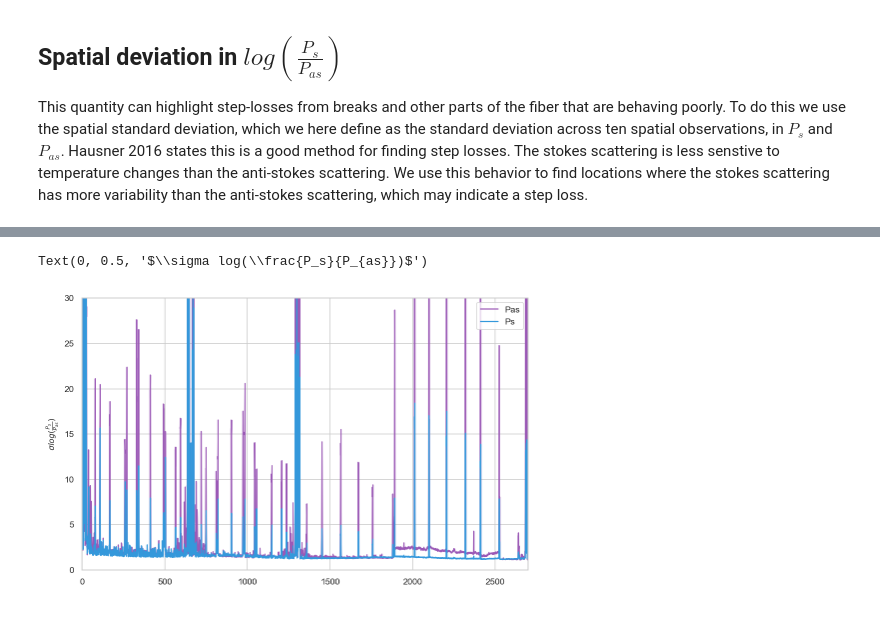
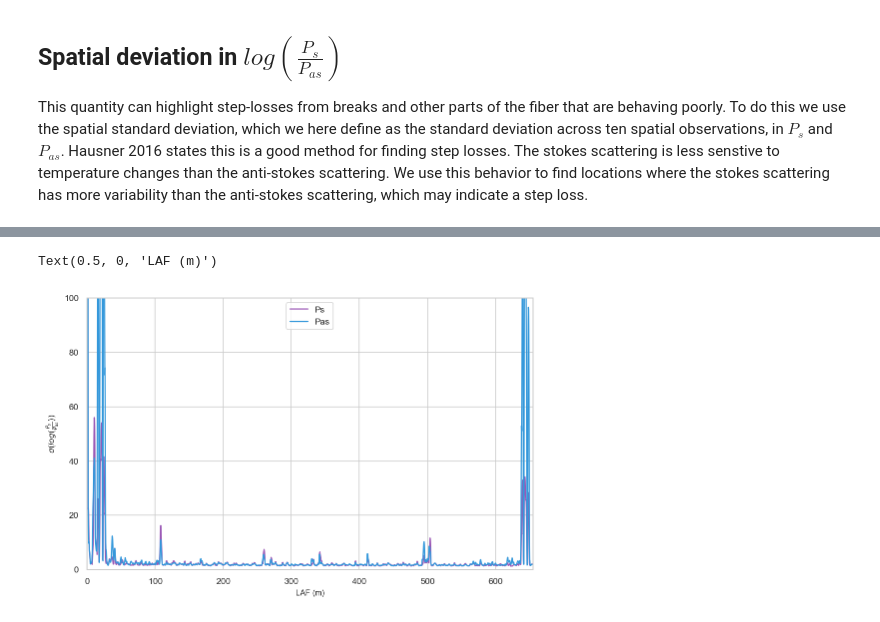
Before and after one commit to klapo/pyfocs, a Jupyter notebook: example/pyfox_example_data.ipynb, the cells around one changed output, grey strips where cells are left out. Drawn from its saved outputs; the diff is of its cells as text; code cells hidden in the pictures.

```diff
--- a/example/pyfox_example_data.ipynb
+++ b/example/pyfox_example_data.ipynb
@@ -573,11 +266,10 @@ fig.tight_layout()
 
 This quantity can highlight step-losses from breaks and other parts of the fiber that are behaving poorly. To do this we use the spatial standard deviation, which we here define as the standard deviation across ten spatial observations, in $P_s$ and $P_{as}$. Hausner 2016 states this is a good method for finding step losses. The stokes scattering is less senstive to temperature changes than the anti-stokes scattering. We use this behavior to find locations where the stokes scattering has more variability than the anti-stokes scattering, which may indicate a step loss.
 # %%
-import warnings
-warnings.filterwarnings("ignore")
+rolling_Ps = smpl_data['Ps'].rolling(LAF=10, center=True).std()
+rolling_Pas = smpl_data['Pas'].rolling(LAF=10, center=True).std()
 
-rolling_Ps = dsraw['Ps'].rolling(LAF=10, center=True).std().mean(dim='time')
-rolling_Pas = dsraw['Pas'].rolling(LAF=10, center=True).std().mean(dim='time')
-print(rolling_Ps)
-print(rolling_Pas)
 bad_ratio = (rolling_Ps > rolling_Pas).mean(dim='time')
+
+rolling_Ps = rolling_Ps.mean(dim='time')
+rolling_Pas = rolling_Pas.mean(dim='time')
@@ -594,11 +276,12 @@ ValueError: 'time' not found in array dimensions ('LAF',)
 # %%
 fig, ax = plt.subplots(figsize=(8, 5))
+ax.plot(rolling_Ps.LAF, rolling_Ps, label='Ps')
 ax.plot(rolling_Pas.LAF, rolling_Pas, label='Pas')
-ax.plot(rolling_Ps.LAF, rolling_Ps, label='Ps')
 ax.legend()
-ax.set_ylim(0, 30)
-ax.set_xlim(0, dsraw.LAF.max())
-ax.set_ylabel(r'$\sigma log(\frac{P_s}{P_{as}})$')
+ax.set_ylim(0, 100)
+ax.set_xlim(0, smpl_data.LAF.max())
+ax.set_ylabel(r'$\sigma (log(\frac{P_s}{P_{as}}))$')
+ax.set_xlabel('LAF (m)')
 # %% [output]
-Text(0, 0.5, '$\\sigma log(\\frac{P_s}{P_{as}})$')
+Text(0.5, 0, 'LAF (m)')
-[figure, old version]
+[figure, new version]
```
Also changed, not shown: parts of 26 cells of this notebook, 6 other files.
